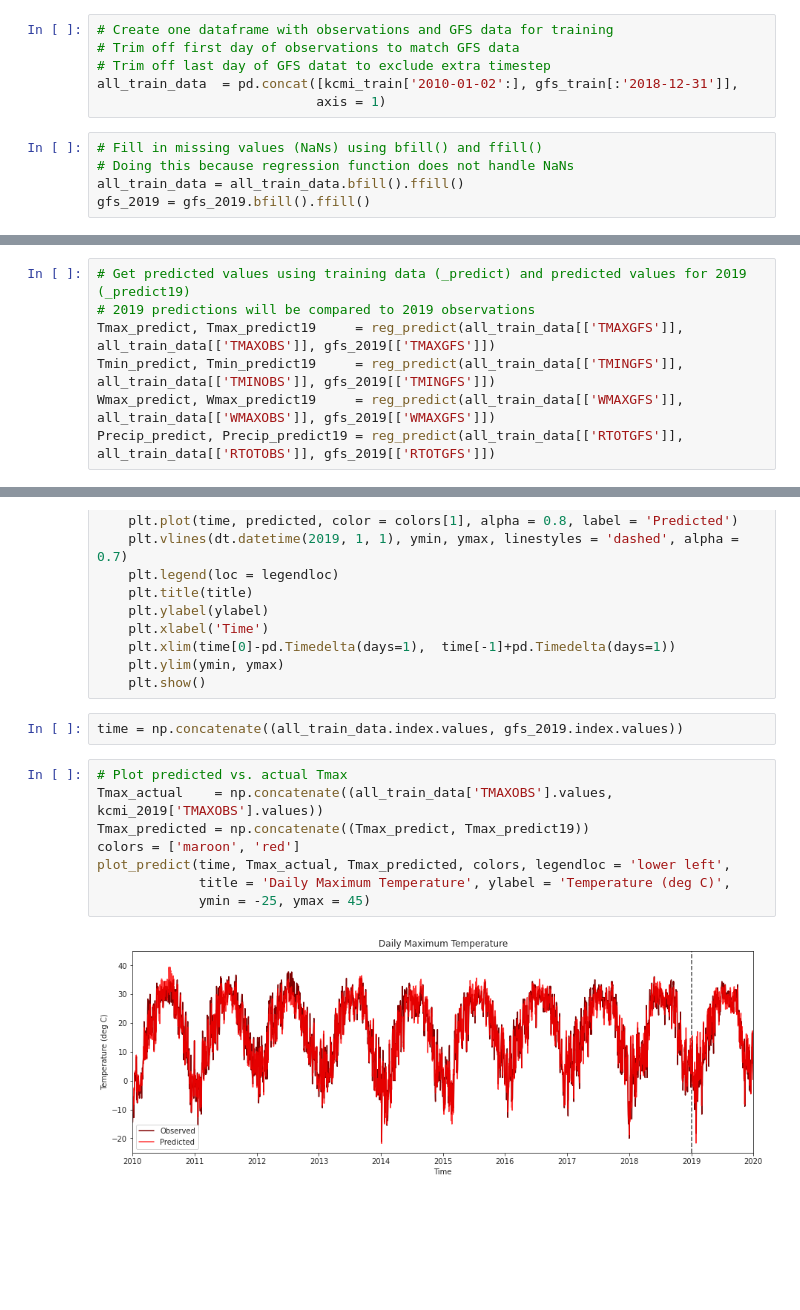
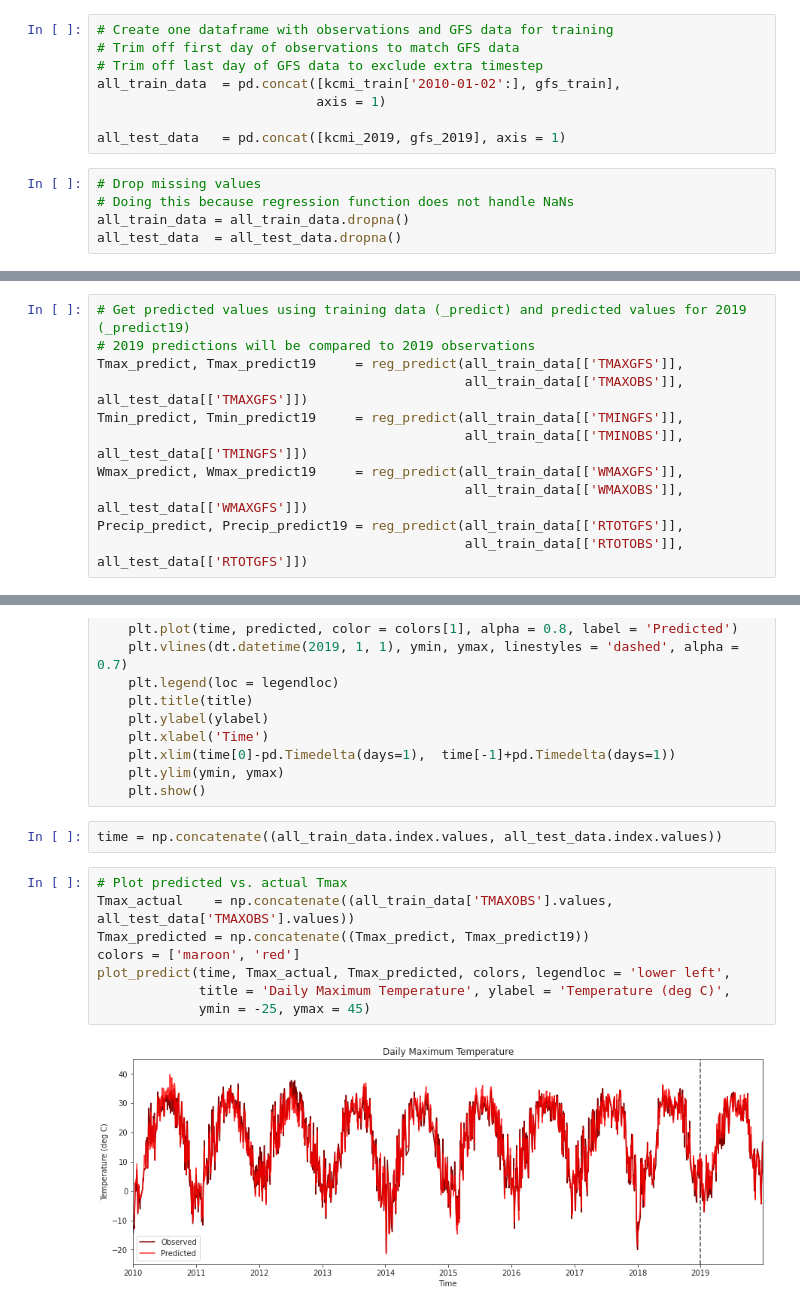
Before and after one commit to ylu4/ATMS-597-Project-4-Wx-Prediction, a Jupyter notebook: GroupE_Project4.ipynb, the cells around one changed output, grey strips where cells are left out. Drawn from its saved outputs; the diff is of its cells as text; blank space fills up the shorter version.

```diff
--- a/GroupE_Project4.ipynb
+++ b/GroupE_Project4.ipynb
@@ -154,14 +154,16 @@ gfs_train = gfs_train.set_index(gfs_train.index + pd.Timedelta(days = 1))
 # %%
 # Create one dataframe with observations and GFS data for training
 # Trim off first day of observations to match GFS data
-# Trim off last day of GFS datat to exclude extra timestep
-all_train_data  = pd.concat([kcmi_train['2010-01-02':], gfs_train[:'2018-12-31']],
+# Trim off last day of GFS data to exclude extra timestep
+all_train_data  = pd.concat([kcmi_train['2010-01-02':], gfs_train],
                             axis = 1)
+
+all_test_data   = pd.concat([kcmi_2019, gfs_2019], axis = 1)
 # %%
-# Fill in missing values (NaNs) using bfill() and ffill()
+# Drop missing values
 # Doing this because regression function does not handle NaNs
-all_train_data = all_train_data.bfill().ffill()
-gfs_2019 = gfs_2019.bfill().ffill()
+all_train_data = all_train_data.dropna()
+all_test_data  = all_test_data.dropna()
 # %%
 # Define function to apply regression to input dataframe
 def reg_predict(x, y, predict):
@@ -172,10 +174,14 @@ def reg_predict(x, y, predict):
 # %%
 # Get predicted values using training data (_predict) and predicted values for 2019 (_predict19)
 # 2019 predictions will be compared to 2019 observations
-Tmax_predict, Tmax_predict19     = reg_predict(all_train_data[['TMAXGFS']], all_train_data[['TMAXOBS']], gfs_2019[['TMAXGFS']])
-Tmin_predict, Tmin_predict19     = reg_predict(all_train_data[['TMINGFS']], all_train_data[['TMINOBS']], gfs_2019[['TMINGFS']])
-Wmax_predict, Wmax_predict19     = reg_predict(all_train_data[['WMAXGFS']], all_train_data[['WMAXOBS']], gfs_2019[['WMAXGFS']])
-Precip_predict, Precip_predict19 = reg_predict(all_train_data[['RTOTGFS']], all_train_data[['RTOTOBS']], gfs_2019[['RTOTGFS']])
+Tmax_predict, Tmax_predict19     = reg_predict(all_train_data[['TMAXGFS']],
+                                               all_train_data[['TMAXOBS']], all_test_data[['TMAXGFS']])
+Tmin_predict, Tmin_predict19     = reg_predict(all_train_data[['TMINGFS']],
+                                               all_train_data[['TMINOBS']], all_test_data[['TMINGFS']])
+Wmax_predict, Wmax_predict19     = reg_predict(all_train_data[['WMAXGFS']],
+                                               all_train_data[['WMAXOBS']], all_test_data[['WMAXGFS']])
+Precip_predict, Precip_predict19 = reg_predict(all_train_data[['RTOTGFS']],
+                                               all_train_data[['RTOTOBS']], all_test_data[['RTOTGFS']])
 # %%
 %matplotlib inline
 sns.set_style('ticks')
@@ -196,17 +202,17 @@ def plot_predict(time, actual, predicted, colors, legendloc, title, ylabel, ymin
     plt.ylim(ymin, ymax)
     plt.show()
 # %%
-time = np.concatenate((all_train_data.index.values, gfs_2019.index.values))
+time = np.concatenate((all_train_data.index.values, all_test_data.index.values))
 # %%
 # Plot predicted vs. actual Tmax
-Tmax_actual    = np.concatenate((all_train_data['TMAXOBS'].values, kcmi_2019['TMAXOBS'].values))
+Tmax_actual    = np.concatenate((all_train_data['TMAXOBS'].values, all_test_data['TMAXOBS'].values))
 Tmax_predicted = np.concatenate((Tmax_predict, Tmax_predict19))
 colors = ['maroon', 'red']
 plot_predict(time, Tmax_actual, Tmax_predicted, colors, legendloc = 'lower left',
              title = 'Daily Maximum Temperature', ylabel = 'Temperature (deg C)',
              ymin = -25, ymax = 45)
 # %% [output]
-[figure, old version]
+[figure, new version]
 # %%
 # Plot predicted vs. actual Tmin
 
```
Also changed, not shown: parts of 6 cells of this notebook.
